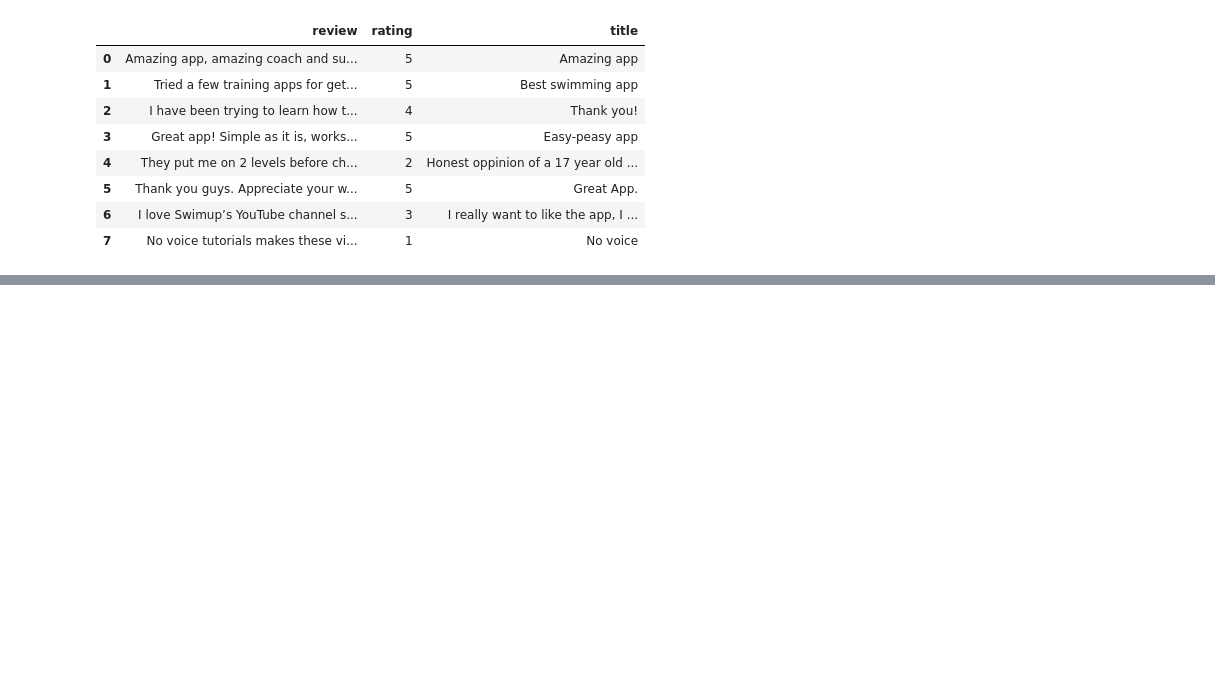
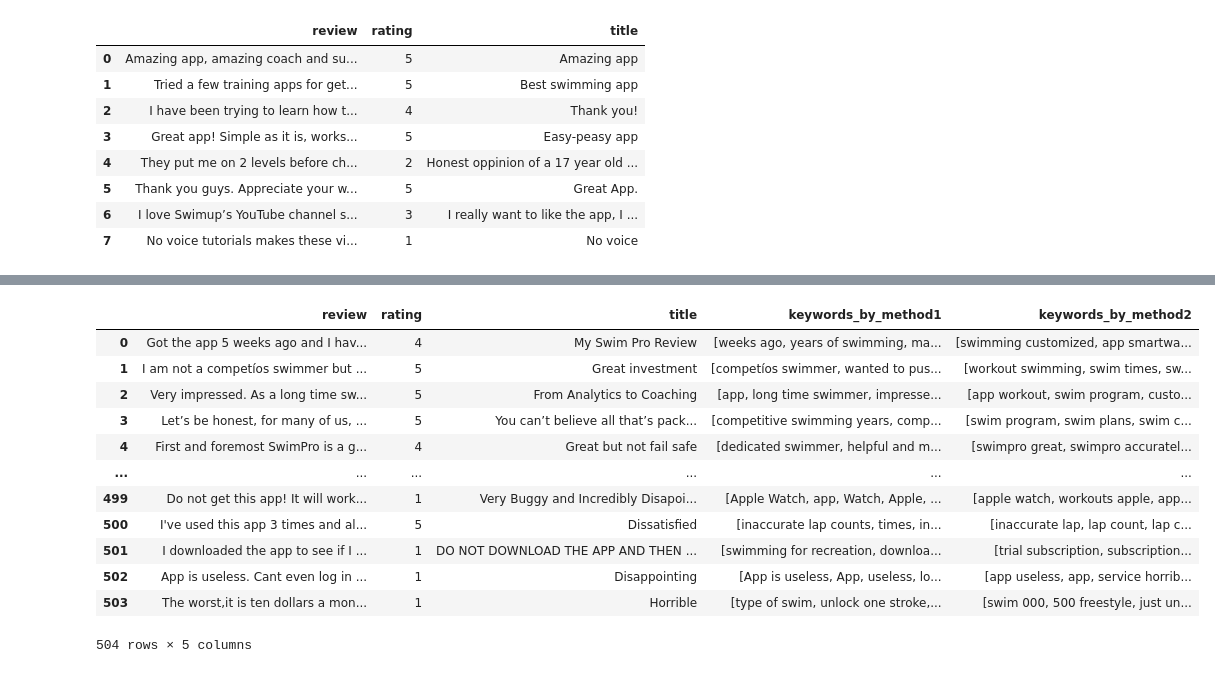
Before and after one commit to momonong/swim-apps-reviews-analysis, a Jupyter notebook: crawler.ipynb, the cells around one changed output, grey strips where cells are left out. Saved outputs shown, nothing was run; the diff lists cells and outputs as text; code cells hidden in the pictures; blank space fills up the shorter version.

```diff
--- a/crawler.ipynb
+++ b/crawler.ipynb
@@ -229,0 +268,38 @@ TR_keywords
+# %%
+# MySwimPro
+myswimprols = [myswimprodf2['review'][i] for i in range(len(myswimprodf2))]
+myswimprodf2['keywords_by_method1'] = myswimprols
+myswimprodf2['keywords_by_method2'] = myswimprols
+for i in range(len(myswimprodf2)):
+    # method 1
+    kw_extractor = yake.KeywordExtractor(top=10, stopwords=None)
+    keywords1 = kw_extractor.extract_keywords(text=myswimprols[i])
+    keywords_list1 = []
+    for kw, v in keywords1:
+        keywords_list1.append(kw)
+    myswimprodf2['keywords_by_method1'][i] = keywords_list1
+    # method 2
+    keywords2 = kw_model.extract_keywords(myswimprols[i],
+                                     keyphrase_ngram_range=(1, 2),
+                                     stop_words='english',
+                                     highlight=True,
+                                     top_n=10)
+    keywords_list2 = list(dict(keywords2).keys())
+    myswimprodf2['keywords_by_method2'][i] = keywords_list2
+# %%
+myswimprodf2.to_csv('crawler_result/myswimpro_with_keywords.csv', escapechar='|')
+myswimprodf2
+# %% [output]
+|  | review | rating | title | keywords_by_method1 | keywords_by_method2 |
+| 0 | Got the app 5 weeks ago and I hav... | 4 | My Swim Pro Review | [weeks ago, years of swimming, ma... | [swimming customized, app smartwa... |
+| 1 | I am not a competíos swimmer but ... | 5 | Great investment | [competíos swimmer, wanted to pus... | [workout swimming, swim times, sw... |
+| 2 | Very impressed. As a long time sw... | 5 | From Analytics to Coaching | [app, long time swimmer, impresse... | [app workout, swim program, custo... |
+| 3 | Let’s be honest, for many of us, ... | 5 | You can’t believe all that’s pack... | [competitive swimming years, comp... | [swim program, swim plans, swim c... |
+| 4 | First and foremost SwimPro is a g... | 4 | Great but not fail safe | [dedicated swimmer, helpful and m... | [swimpro great, swimpro accuratel... |
+| ... | ... | ... | ... | ... | ... |
+| 499 | Do not get this app! It will work... | 1 | Very Buggy and Incredibly Disapoi... | [Apple Watch, app, Watch, Apple, ... | [apple watch, workouts apple, app... |
+| 500 | I've used this app 3 times and al... | 5 | Dissatisfied | [inaccurate lap counts, times, in... | [inaccurate lap, lap count, lap c... |
+| 501 | I downloaded the app to see if I ... | 1 | DO NOT DOWNLOAD THE APP AND THEN ... | [swimming for recreation, downloa... | [trial subscription, subscription... |
+| 502 | App is useless. Cant even log in ... | 1 | Disappointing | [App is useless, App, useless, lo... | [app useless, app, service horrib... |
+| 503 | The worst,it is ten dollars a mon... | 1 | Horrible | [type of swim, unlock one stroke,... | [swim 000, 500 freestyle, just un... |
+504 rows × 5 columns
```
Also changed, not shown: parts of 21 cells of this notebook, 9 other files.
